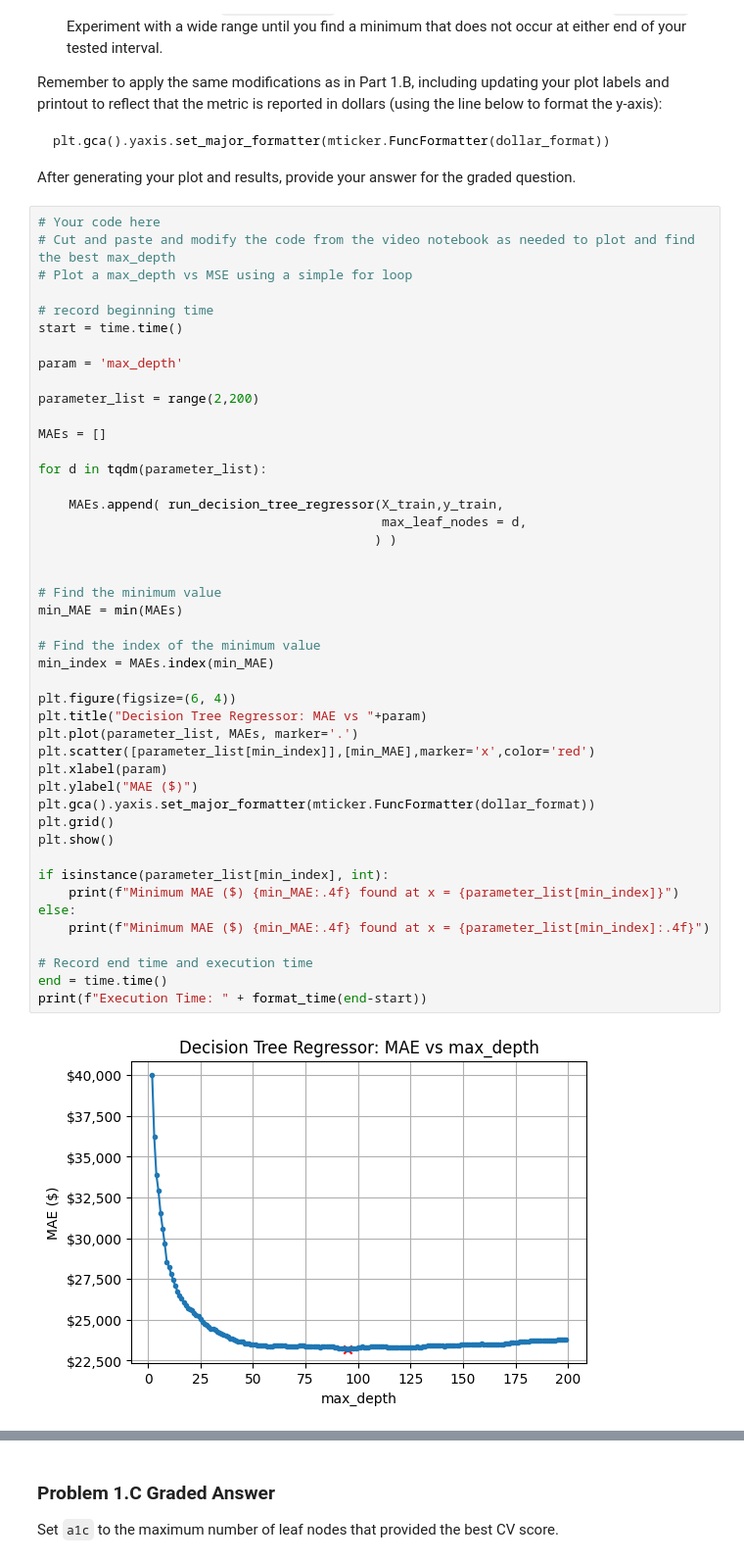
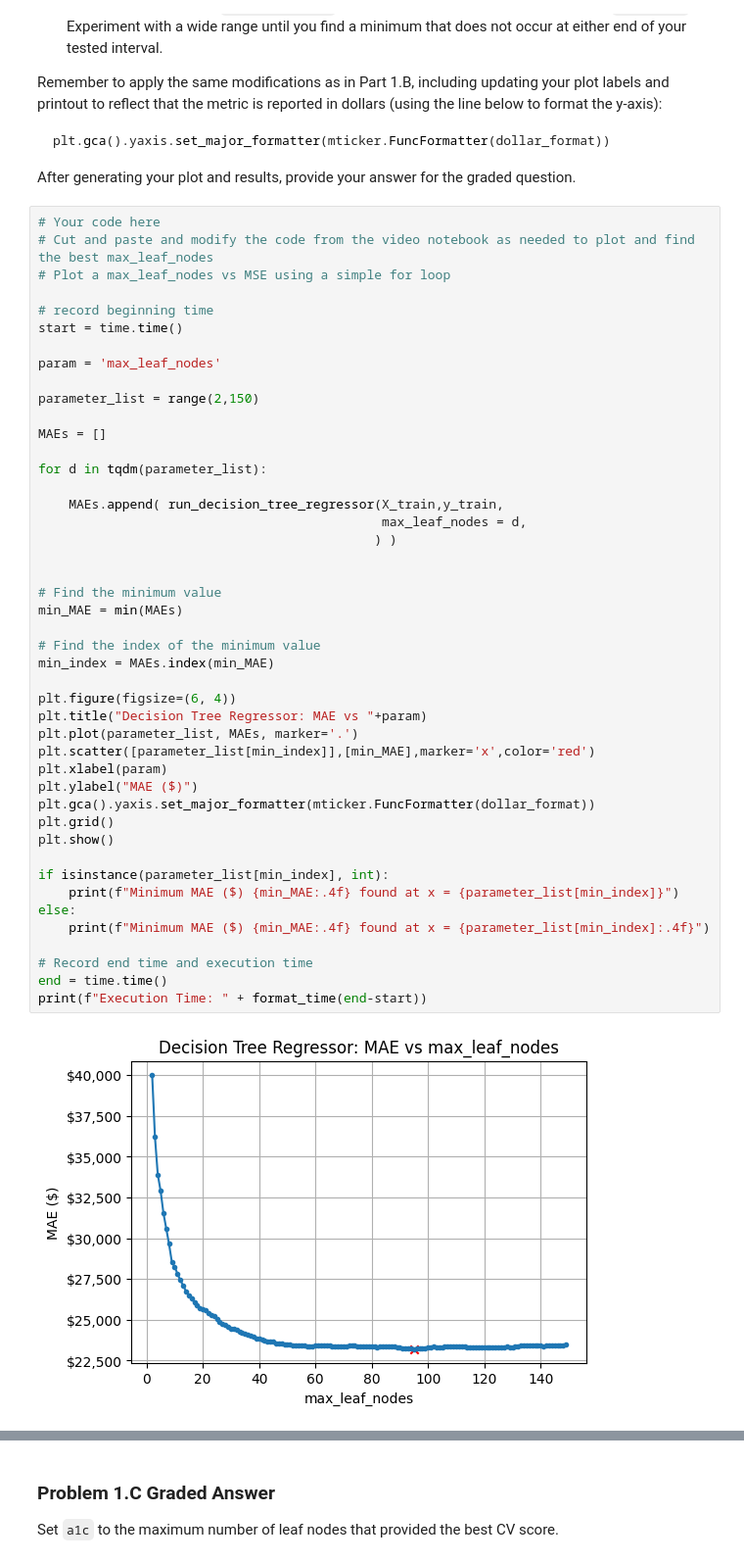
Before and after one commit to Haleymussary00/Module-3-Assignments, a Jupyter notebook: Homework_06.ipynb, the cells around one changed output, grey strips where cells are left out. Shown at 98% size. Saved outputs shown, nothing was run; the diff lists cells and outputs as text.

```diff
--- a/Homework_06.ipynb
+++ b/Homework_06.ipynb
@@ -328,15 +327,15 @@ plt.gca().yaxis.set_major_formatter(mticker.FuncFormatter(dollar_format))
 After generating your plot and results, provide your answer for the graded question.
 # %%
 # Your code here
-# Cut and paste and modify the code from the video notebook as needed to plot and find the best max_depth
-# Plot a max_depth vs MSE using a simple for loop
+# Cut and paste and modify the code from the video notebook as needed to plot and find the best max_leaf_nodes
+# Plot a max_leaf_nodes vs MSE using a simple for loop
 
 # record beginning time
 start = time.time()
 
-param = 'max_depth'
+param = 'max_leaf_nodes'
 
-parameter_list = range(2,200)
+parameter_list = range(2,150)
 
 MAEs = []
 
@@ -345,32 +344,32 @@ for d in tqdm(parameter_list):
     MAEs.append( run_decision_tree_regressor(X_train,y_train,
                                              max_leaf_nodes = d,
                                             ) )
 
 
 # Find the minimum value
 min_MAE = min(MAEs)
 
 # Find the index of the minimum value
 min_index = MAEs.index(min_MAE)
 
 plt.figure(figsize=(6, 4))
 plt.title("Decision Tree Regressor: MAE vs "+param)
 plt.plot(parameter_list, MAEs, marker='.')
 plt.scatter([parameter_list[min_index]],[min_MAE],marker='x',color='red')
 plt.xlabel(param)
 plt.ylabel("MAE ($)")
 plt.gca().yaxis.set_major_formatter(mticker.FuncFormatter(dollar_format))
 plt.grid()
 plt.show()
 
 if isinstance(parameter_list[min_index], int):
     print(f"Minimum MAE ($) {min_MAE:.4f} found at x = {parameter_list[min_index]}")
 else:
     print(f"Minimum MAE ($) {min_MAE:.4f} found at x = {parameter_list[min_index]:.4f}")
 
 # Record end time and execution time
 end = time.time()
 print(f"Execution Time: " + format_time(end-start))
 # %% [output]
-[figure, old version]
+[figure, new version]
 Minimum MAE ($) 23207.7952 found at x = 95
```
Also changed, not shown: parts of 23 cells of this notebook.
